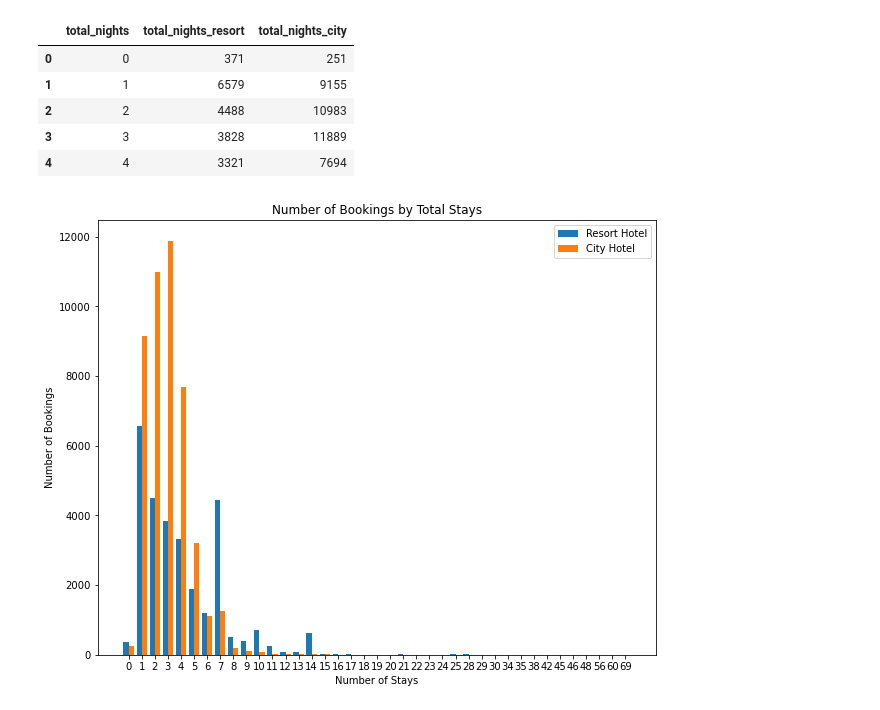
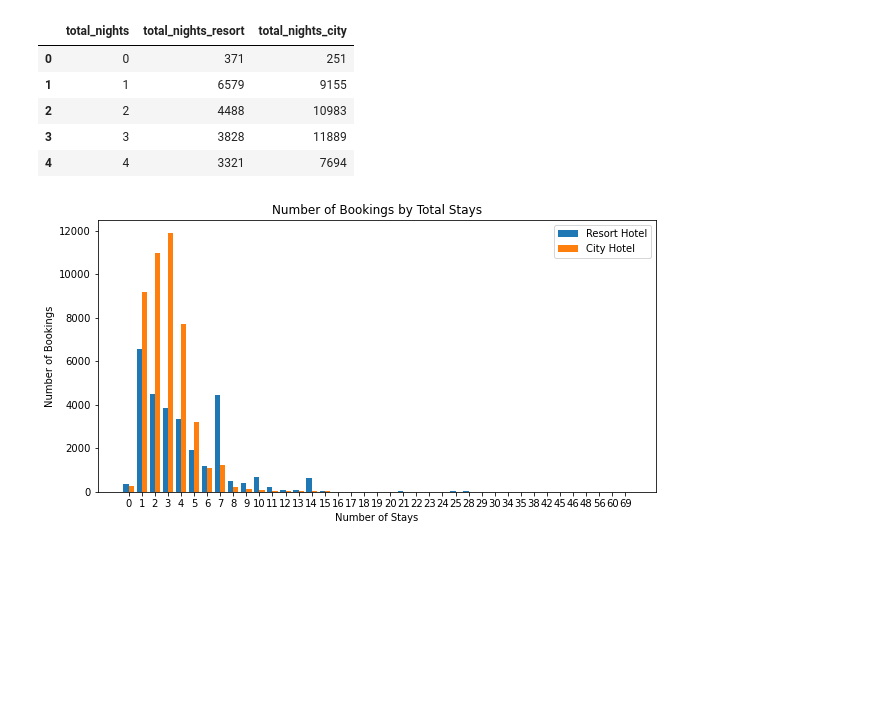
Before and after one commit to eunikehp/Hotel_Booking, a Jupyter notebook: Hotel Booking.ipynb, the cells around one changed output. Saved outputs shown, nothing was run; the diff lists cells and outputs as text; code cells hidden in the pictures; blank space fills up the shorter version.

```diff
--- a/Hotel Booking.ipynb
+++ b/Hotel Booking.ipynb
@@ -380,17 +408,17 @@ label_night = list(total_stay.total_nights.values)
 resort_nights= list(total_stay.total_nights_resort.values)
 city_nights=list(total_stay.total_nights_city.values)
 # %%
-plt.figure(figsize=(10,8))
+plt.figure(figsize=(10,5))
 X_axis = np.arange(len(label_night))
 
 plt.bar(X_axis - 0.2, resort_nights, 0.4, label = 'Resort Hotel') #side-by-side-chart
 plt.bar(X_axis + 0.2, city_nights, 0.4, label = 'City Hotel')
 
 plt.xticks(X_axis, label_night)
 plt.xlabel("Number of Stays")
 plt.ylabel("Number of Bookings")
 plt.title("Number of Bookings by Total Stays")
 plt.legend()
 plt.show()
 # %% [output]
-[figure, old version]
+[figure, new version]
```
Also changed, not shown: parts of 10 cells of this notebook.
